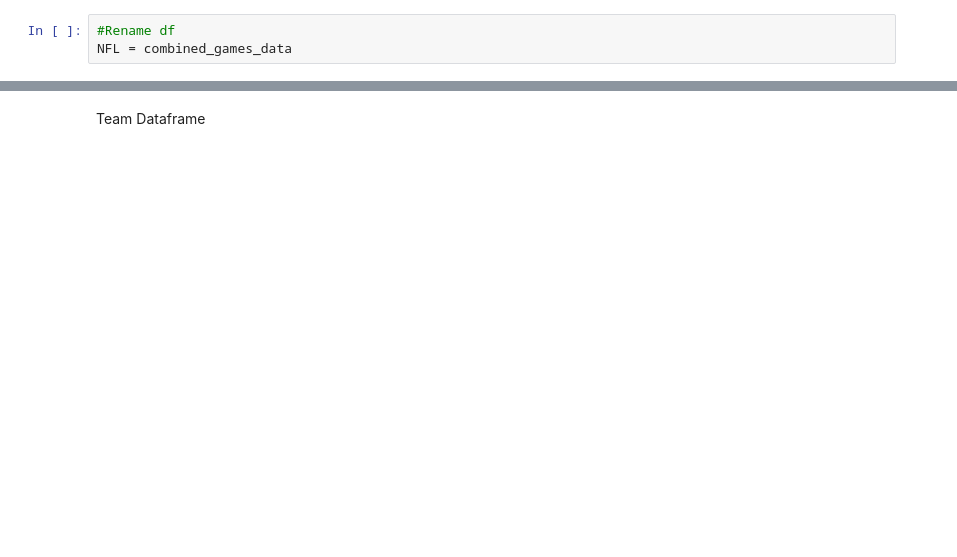
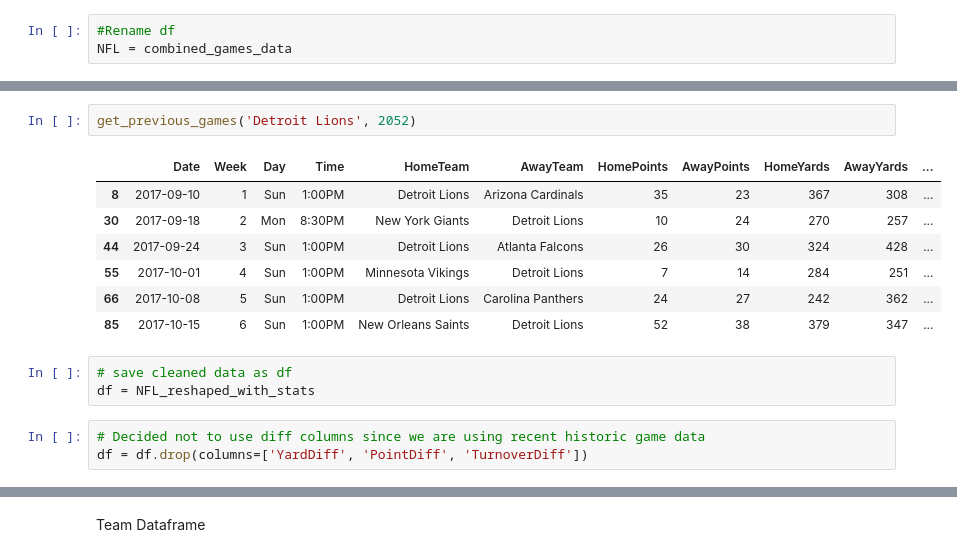
Before and after one commit to JonathanK556/NFL-Model, a Jupyter notebook: Data_Wrangling.ipynb, the cells around one changed output, grey strips where cells are left out. Saved outputs shown, nothing was run; the diff lists cells and outputs as text; blank space fills up the shorter version.

```diff
--- a/Data_Wrangling.ipynb
+++ b/Data_Wrangling.ipynb
@@ -441,0 +713,16 @@ print(NFL["Winner"].unique())
+# %%
+get_previous_games('Detroit Lions', 2052)
+# %% [output]
+|  | Date | Week | Day | Time | HomeTeam | AwayTeam | HomePoints | AwayPoints | HomeYards | AwayYards | ... |
+| 8 | 2017-09-10 | 1 | Sun | 1:00PM | Detroit Lions | Arizona Cardinals | 35 | 23 | 367 | 308 | ... |
+| 30 | 2017-09-18 | 2 | Mon | 8:30PM | New York Giants | Detroit Lions | 10 | 24 | 270 | 257 | ... |
+| 44 | 2017-09-24 | 3 | Sun | 1:00PM | Detroit Lions | Atlanta Falcons | 26 | 30 | 324 | 428 | ... |
+| 55 | 2017-10-01 | 4 | Sun | 1:00PM | Minnesota Vikings | Detroit Lions | 7 | 14 | 284 | 251 | ... |
+| 66 | 2017-10-08 | 5 | Sun | 1:00PM | Detroit Lions | Carolina Panthers | 24 | 27 | 242 | 362 | ... |
+| 85 | 2017-10-15 | 6 | Sun | 1:00PM | New Orleans Saints | Detroit Lions | 52 | 38 | 379 | 347 | ... |
+# %%
+# save cleaned data as df
+df = NFL_reshaped_with_stats
+# %%
+# Decided not to use diff columns since we are using recent historic game data
+df = df.drop(columns=['YardDiff', 'PointDiff', 'TurnoverDiff'])
```
Also changed, not shown: parts of 34 cells of this notebook, 4 other files.
